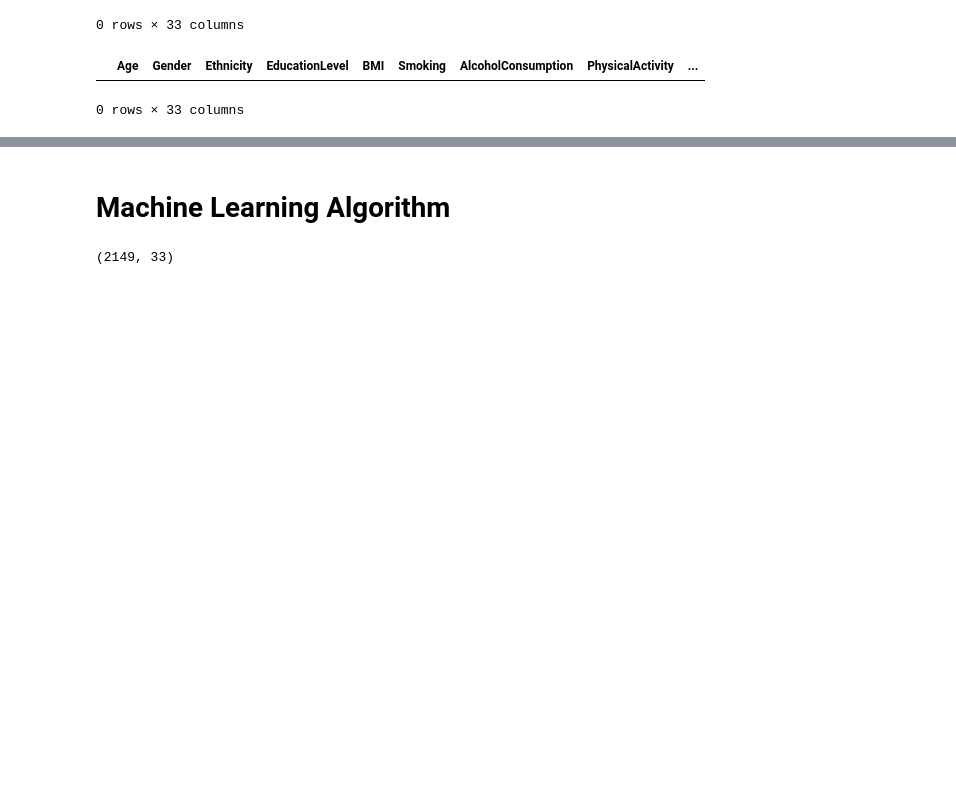
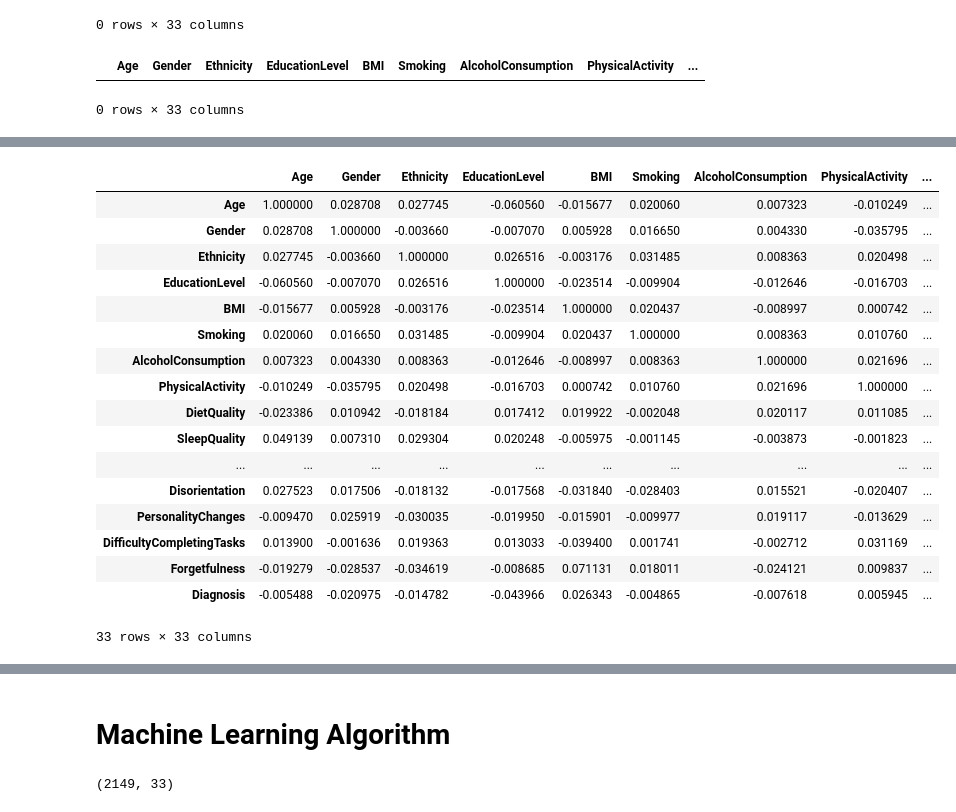
Before and after one commit to SadabAli/Alzheimer-s-Disease, a Jupyter notebook: DataAnalysys.ipynb, the cells around one changed output, grey strips where cells are left out. Saved outputs shown, nothing was run; the diff lists cells and outputs as text; code cells hidden in the pictures; blank space fills up the shorter version.

```diff
--- a/DataAnalysys.ipynb
+++ b/DataAnalysys.ipynb
@@ -221,0 +235,21 @@ data[data['Age'] < 47]
+# %%
+data.corr()
+# %% [output]
+|  | Age | Gender | Ethnicity | EducationLevel | BMI | Smoking | AlcoholConsumption | PhysicalActivity | ... |
+| Age | 1.000000 | 0.028708 | 0.027745 | -0.060560 | -0.015677 | 0.020060 | 0.007323 | -0.010249 | ... |
+| Gender | 0.028708 | 1.000000 | -0.003660 | -0.007070 | 0.005928 | 0.016650 | 0.004330 | -0.035795 | ... |
+| Ethnicity | 0.027745 | -0.003660 | 1.000000 | 0.026516 | -0.003176 | 0.031485 | 0.008363 | 0.020498 | ... |
+| EducationLevel | -0.060560 | -0.007070 | 0.026516 | 1.000000 | -0.023514 | -0.009904 | -0.012646 | -0.016703 | ... |
+| BMI | -0.015677 | 0.005928 | -0.003176 | -0.023514 | 1.000000 | 0.020437 | -0.008997 | 0.000742 | ... |
+| Smoking | 0.020060 | 0.016650 | 0.031485 | -0.009904 | 0.020437 | 1.000000 | 0.008363 | 0.010760 | ... |
+| AlcoholConsumption | 0.007323 | 0.004330 | 0.008363 | -0.012646 | -0.008997 | 0.008363 | 1.000000 | 0.021696 | ... |
+| PhysicalActivity | -0.010249 | -0.035795 | 0.020498 | -0.016703 | 0.000742 | 0.010760 | 0.021696 | 1.000000 | ... |
+| DietQuality | -0.023386 | 0.010942 | -0.018184 | 0.017412 | 0.019922 | -0.002048 | 0.020117 | 0.011085 | ... |
+| SleepQuality | 0.049139 | 0.007310 | 0.029304 | 0.020248 | -0.005975 | -0.001145 | -0.003873 | -0.001823 | ... |
+| ... | ... | ... | ... | ... | ... | ... | ... | ... | ... |
+| Disorientation | 0.027523 | 0.017506 | -0.018132 | -0.017568 | -0.031840 | -0.028403 | 0.015521 | -0.020407 | ... |
+| PersonalityChanges | -0.009470 | 0.025919 | -0.030035 | -0.019950 | -0.015901 | -0.009977 | 0.019117 | -0.013629 | ... |
+| DifficultyCompletingTasks | 0.013900 | -0.001636 | 0.019363 | 0.013033 | -0.039400 | 0.001741 | -0.002712 | 0.031169 | ... |
+| Forgetfulness | -0.019279 | -0.028537 | -0.034619 | -0.008685 | 0.071131 | 0.018011 | -0.024121 | 0.009837 | ... |
+| Diagnosis | -0.005488 | -0.020975 | -0.014782 | -0.043966 | 0.026343 | -0.004865 | -0.007618 | 0.005945 | ... |
+33 rows × 33 columns
```
Also changed, not shown: parts of 12 cells of this notebook.
